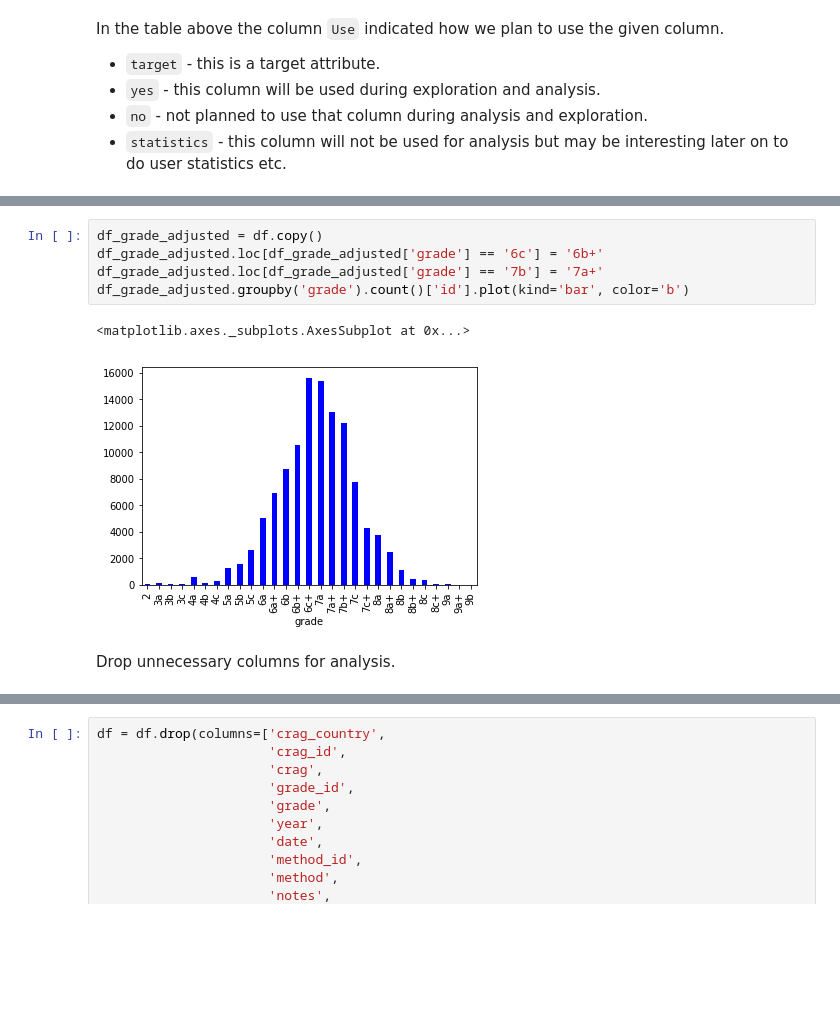
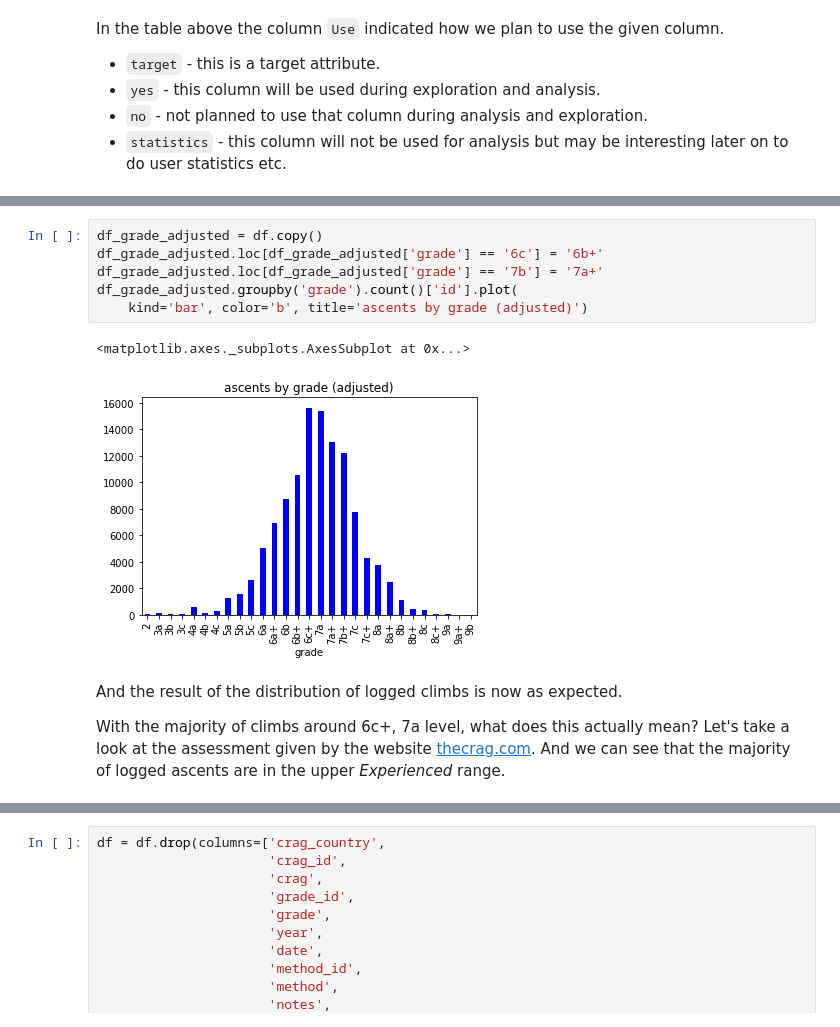
Before and after one commit to killakalle/8anu_Exploration, a Jupyter notebook: 8anu_Exploration.ipynb, the cells around one changed output, grey strips where cells are left out. Saved outputs shown, nothing was run; the diff lists cells and outputs as text; blank space fills up the shorter version.

```diff
--- a/8anu_Exploration.ipynb
+++ b/8anu_Exploration.ipynb
@@ -160,10 +180,13 @@ df.groupby('grade').count()['id'].plot(kind='bar', color='b')
 # %%
 df_grade_adjusted = df.copy()
 df_grade_adjusted.loc[df_grade_adjusted['grade'] == '6c'] = '6b+'
 df_grade_adjusted.loc[df_grade_adjusted['grade'] == '7b'] = '7a+'
-df_grade_adjusted.groupby('grade').count()['id'].plot(kind='bar', color='b')
+df_grade_adjusted.groupby('grade').count()['id'].plot(
+    kind='bar', color='b', title='ascents by grade (adjusted)')
 # %% [output]
 <matplotlib.axes._subplots.AxesSubplot at 0x...>
-[figure, old version]
+[figure, new version]
-# %% [markdown]
-Drop unnecessary columns for analysis.
+# %% [markdown]
+And the result of the distribution of logged climbs is now as expected.
+
+With the majority of climbs around 6c+, 7a level, what does this actually mean? Let's take a look at the assessment given by the website [thecrag.com](https://www.thecrag.com/en/article/grades#grade-ranges). And we can see that the majority of logged ascents are in the upper _Experienced_ range.
```
Also changed, not shown: parts of 50 cells of this notebook, 8 other files.
